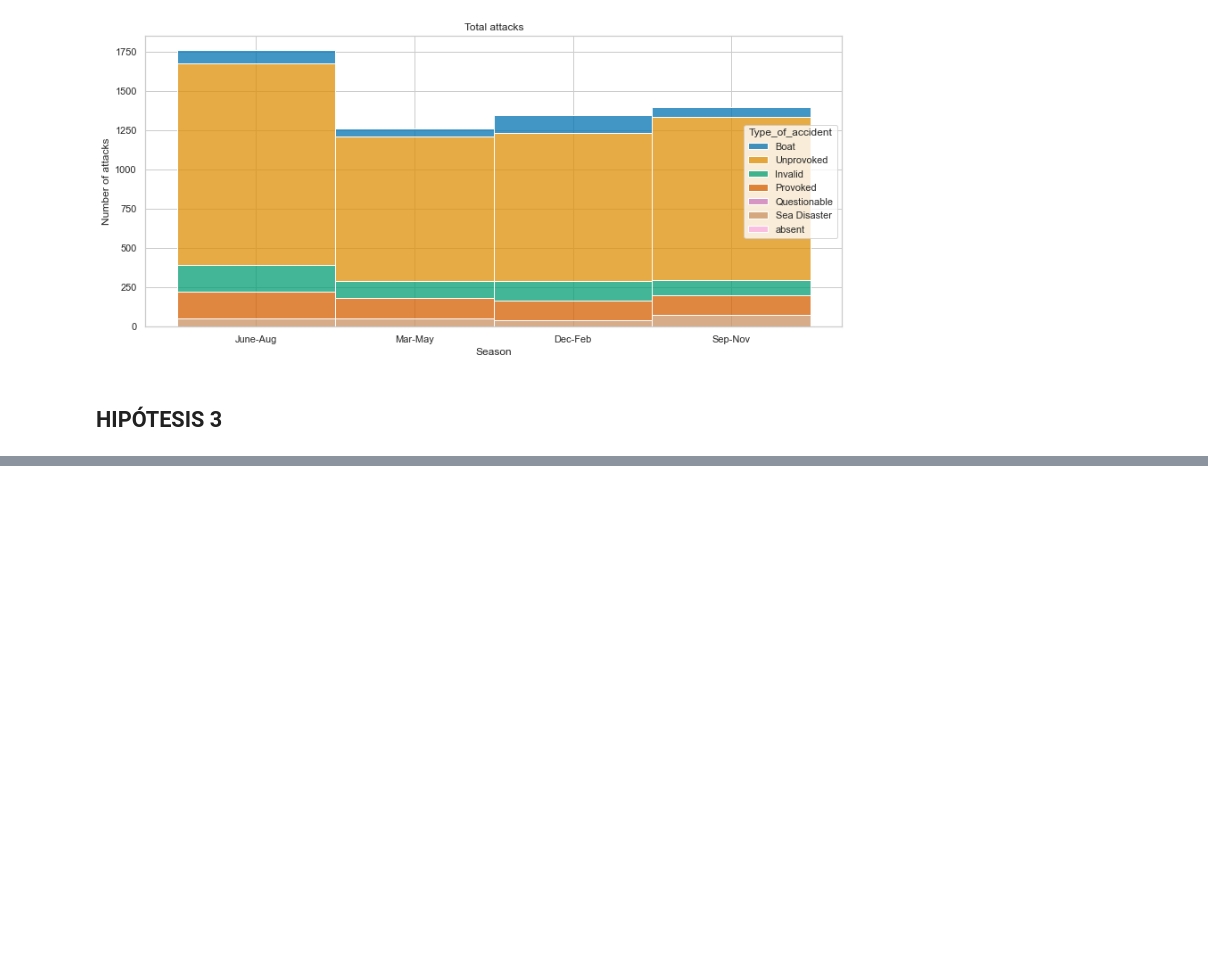
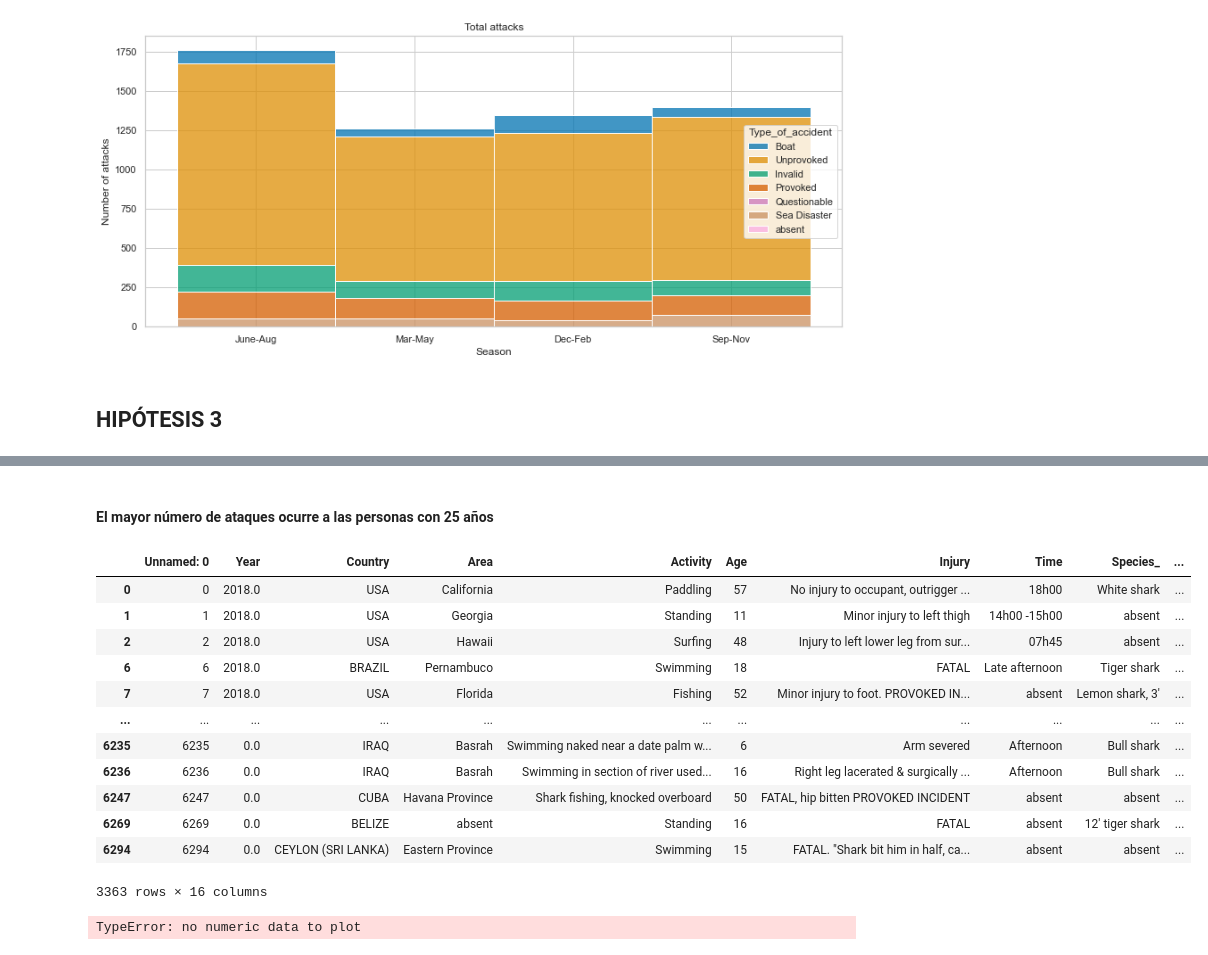
Before and after one commit to jaimecabanyes/Data-cleaning-pandas, a Jupyter notebook: Untitled1.ipynb, the cells around one changed output, grey strips where cells are left out. Drawn from its saved outputs; the diff is of its cells as text; code cells hidden in the pictures; blank space fills up the shorter version.

```diff
--- a/Untitled1.ipynb
+++ b/Untitled1.ipynb
@@ -86,0 +115,4 @@ array(['Paddling', 'Standing', 'Surfing', ...,
+# %%
+Age_df = sh_attacks_final["Age"]
+# %%
+Age_df1 = Age_df.replace({'F', '  ', '2½','X', '\xa0 ',' ', '6½'},"absent")
@@ -86,0 +130,2 @@ array(['Paddling', 'Standing', 'Surfing', ...,
+# %%
+sh_attacks_final["Ages"] = list(Age_df1)
@@ -86,0 +138,3 @@ array(['Paddling', 'Standing', 'Surfing', ...,
+# %%
+Agedf = sh_attacks_final[sh_attacks_final["Ages"] != "absent"]
+Agedf["Ages"].unique()
@@ -182,0 +195,22 @@ array(['57', '11', '48', 'absent', '18', '52', '15', '12', '32', '10',
+# %% [markdown]
+#### El mayor número de ataques ocurre a las personas con 25 años
+# %%
+Agedf
+# %% [output]
+|  | Unnamed: 0 | Year | Country | Area | Activity | Age | Injury | Time | Species_ | ... |
+| 0 | 0 | 2018.0 | USA | California | Paddling | 57 | No injury to occupant, outrigger ... | 18h00 | White shark | ... |
+| 1 | 1 | 2018.0 | USA | Georgia | Standing | 11 | Minor injury to left thigh | 14h00 -15h00 | absent | ... |
+| 2 | 2 | 2018.0 | USA | Hawaii | Surfing | 48 | Injury to left lower leg from sur... | 07h45 | absent | ... |
+| 6 | 6 | 2018.0 | BRAZIL | Pernambuco | Swimming | 18 | FATAL | Late afternoon | Tiger shark | ... |
+| 7 | 7 | 2018.0 | USA | Florida | Fishing | 52 | Minor injury to foot. PROVOKED IN... | absent | Lemon shark, 3' | ... |
+| ... | ... | ... | ... | ... | ... | ... | ... | ... | ... | ... |
+| 6235 | 6235 | 0.0 | IRAQ | Basrah | Swimming naked near a date palm w... | 6 | Arm severed | Afternoon | Bull shark | ... |
+| 6236 | 6236 | 0.0 | IRAQ | Basrah | Swimming in section of river used... | 16 | Right leg lacerated & surgically ... | Afternoon | Bull shark | ... |
+| 6247 | 6247 | 0.0 | CUBA | Havana Province | Shark fishing, knocked overboard | 50 | FATAL, hip bitten PROVOKED INCIDENT | absent | absent | ... |
+| 6269 | 6269 | 0.0 | BELIZE | absent | Standing | 16 | FATAL | absent | 12' tiger shark | ... |
+| 6294 | 6294 | 0.0 | CEYLON (SRI LANKA) | Eastern Province | Swimming | 15 | FATAL. "Shark bit him in half, ca... | absent | absent | ... |
+3363 rows × 16 columns
+# %%
+Agedf.Ages.plot.hist()
+# %% [output]
+TypeError: no numeric data to plot
```
Also changed, not shown: parts of 14 cells of this notebook.
